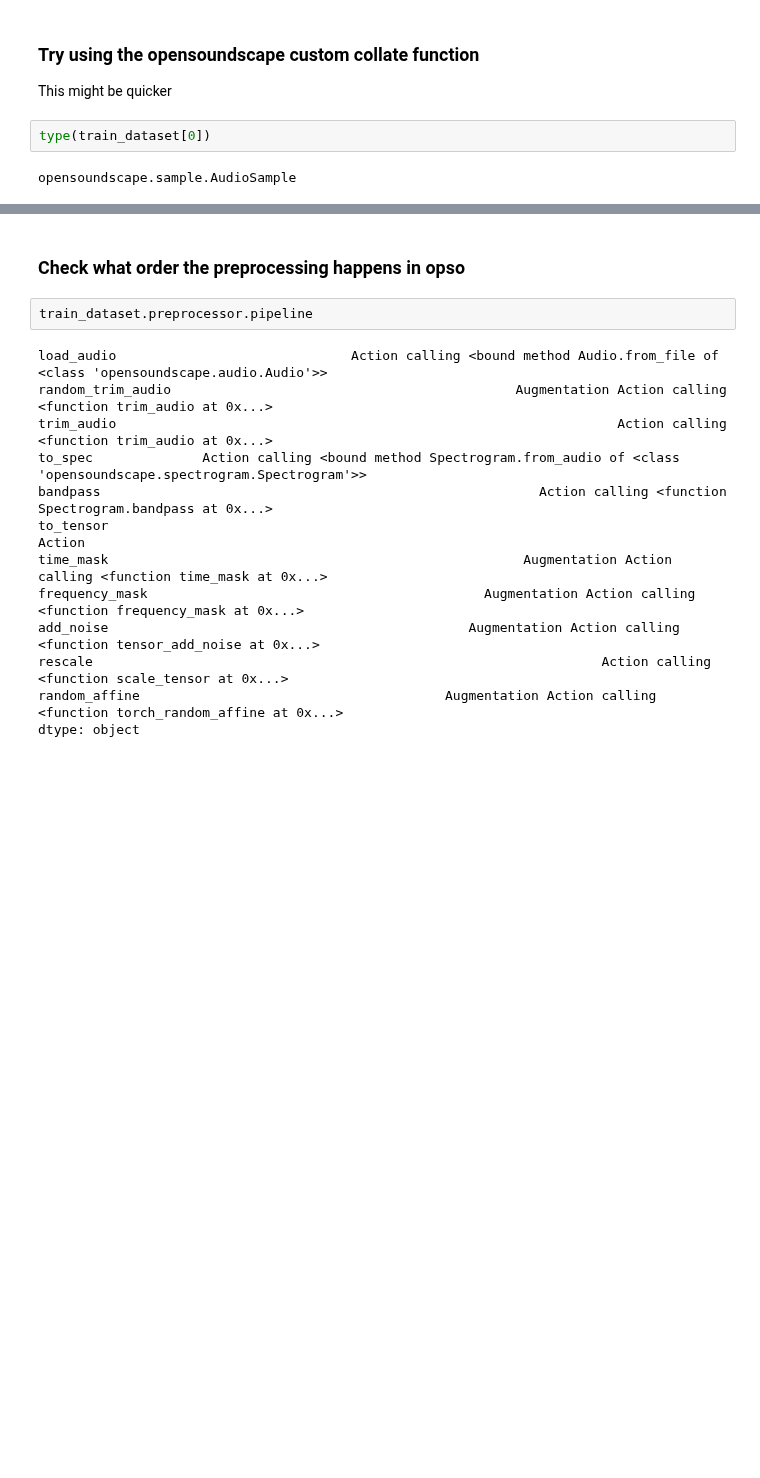
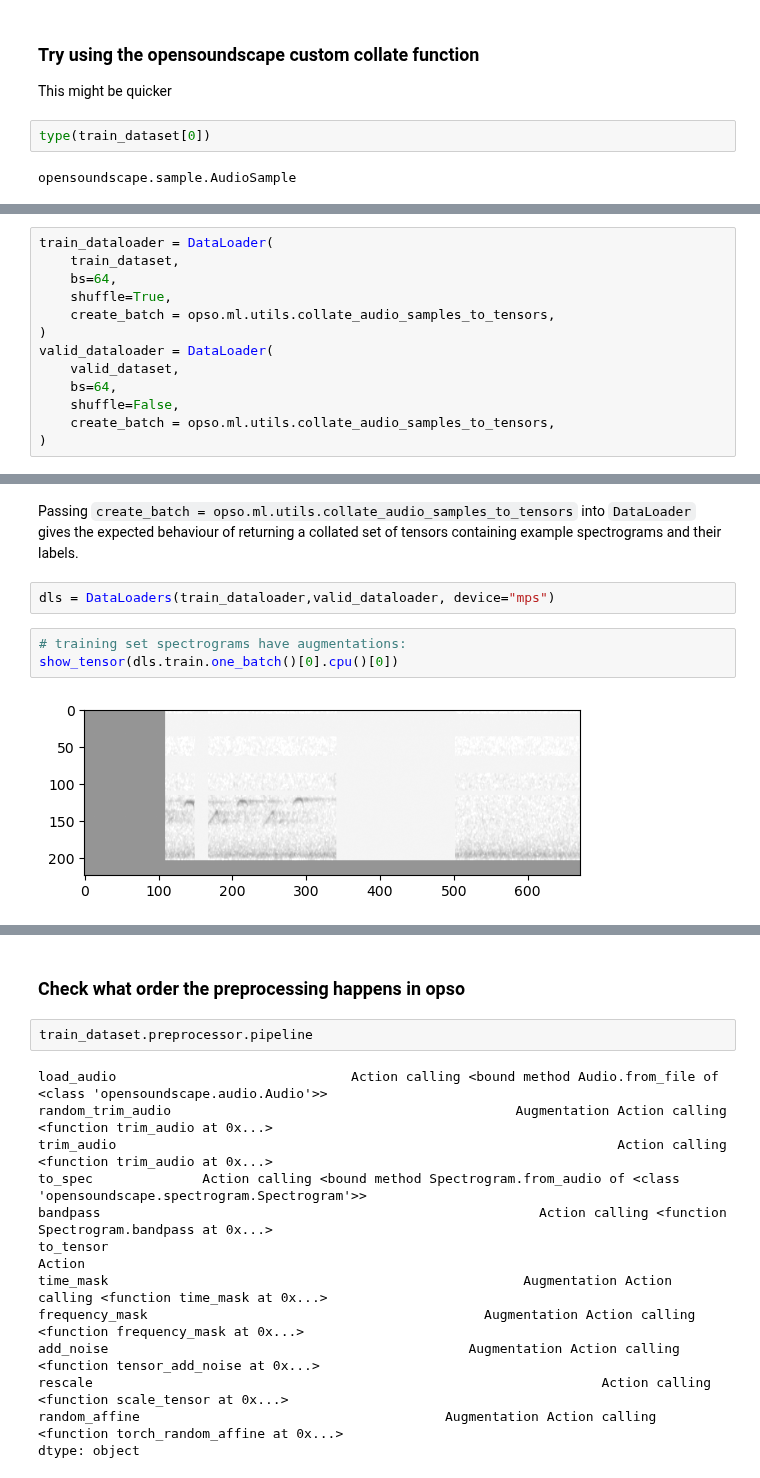
Before and after one commit to Mgallimore88/osfl_cnn_recognizer, a Jupyter notebook: notebooks/exploratory_nbs/1.14-mjg-osfl-check-build-dataset.ipynb, the cells around one changed output, grey strips where cells are left out. Cells and saved outputs as stored; diff of their text form; blank space fills up the shorter version.

Commit message:
continues development of opso and fastai workflow

```diff
--- a/notebooks/exploratory_nbs/1.14-mjg-osfl-check-build-dataset.ipynb
+++ b/notebooks/exploratory_nbs/1.14-mjg-osfl-check-build-dataset.ipynb
@@ -209,0 +258,13 @@ Mismatch found on axis 0 of the batch and is of type `Tensor`:
+# %%
+train_dataloader = DataLoader(
+    train_dataset,
+    bs=64,
+    shuffle=True,
+    create_batch = opso.ml.utils.collate_audio_samples_to_tensors,
+)
+valid_dataloader = DataLoader(
+    valid_dataset,
+    bs=64,
+    shuffle=False,
+    create_batch = opso.ml.utils.collate_audio_samples_to_tensors,
+)
@@ -209,0 +279,9 @@ Mismatch found on axis 0 of the batch and is of type `Tensor`:
+# %% [markdown]
+Passing `create_batch = opso.ml.utils.collate_audio_samples_to_tensors` into `DataLoader` gives the expected behaviour of returning a collated set of tensors containing example spectrograms and their labels.
+# %%
+dls = DataLoaders(train_dataloader,valid_dataloader, device="mps")
+# %%
+# training set spectrograms have augmentations:
+show_tensor(dls.train.one_batch()[0].cpu()[0])
+# %% [output]
+[figure, added]
```
Also changed, not shown: parts of 64 cells of this notebook, 5 other files.
